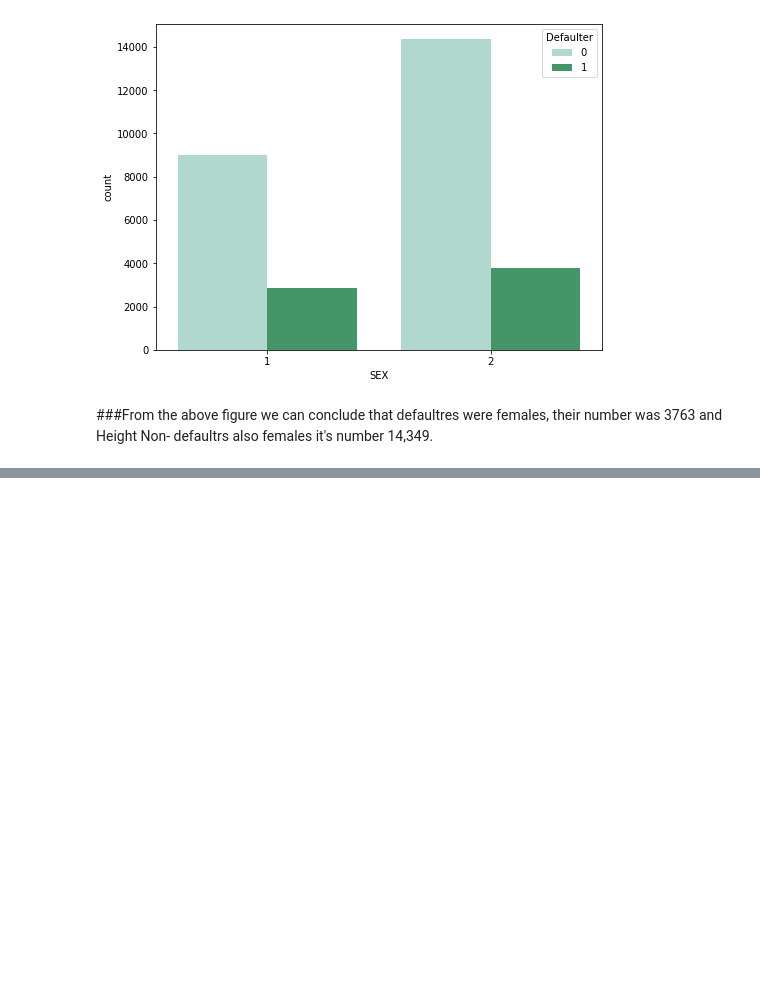
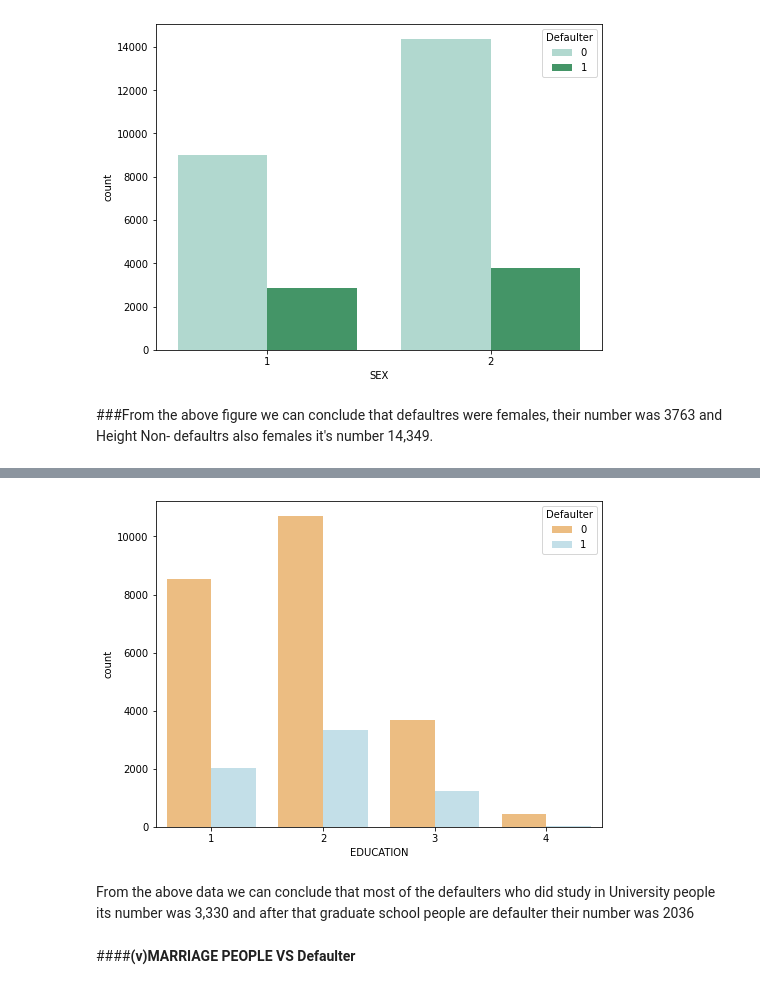
Before and after one commit to kumarlova/Credit-Card-Default-Prediction, a Jupyter notebook: Copy_of_Credit_Card_Default_Prediction_Capstone_Project.ipynb, the cells around one changed output, grey strips where cells are left out. Drawn from its saved outputs; the diff is of its cells as text; code cells hidden in the pictures; blank space fills up the shorter version.

```diff
--- a/Copy_of_Credit_Card_Default_Prediction_Capstone_Project.ipynb
+++ b/Copy_of_Credit_Card_Default_Prediction_Capstone_Project.ipynb
@@ -717,0 +741,10 @@ plt.show()
+# %%
+plt.figure(figsize=(8,6))
+sns.countplot(x='EDUCATION',hue='Defaulter',data=df,palette='RdYlBu')
+plt.show()
+# %% [output]
+[figure, added]
+# %% [markdown]
+From the above data we can conclude that most of the defaulters who did study in University people its number was 3,330 and after that graduate school people are defaulter their number was 2036
+# %% [markdown]
+####**(v)MARRIAGE PEOPLE VS Defaulter**
```
Also changed, not shown: parts of 123 cells of this notebook.
